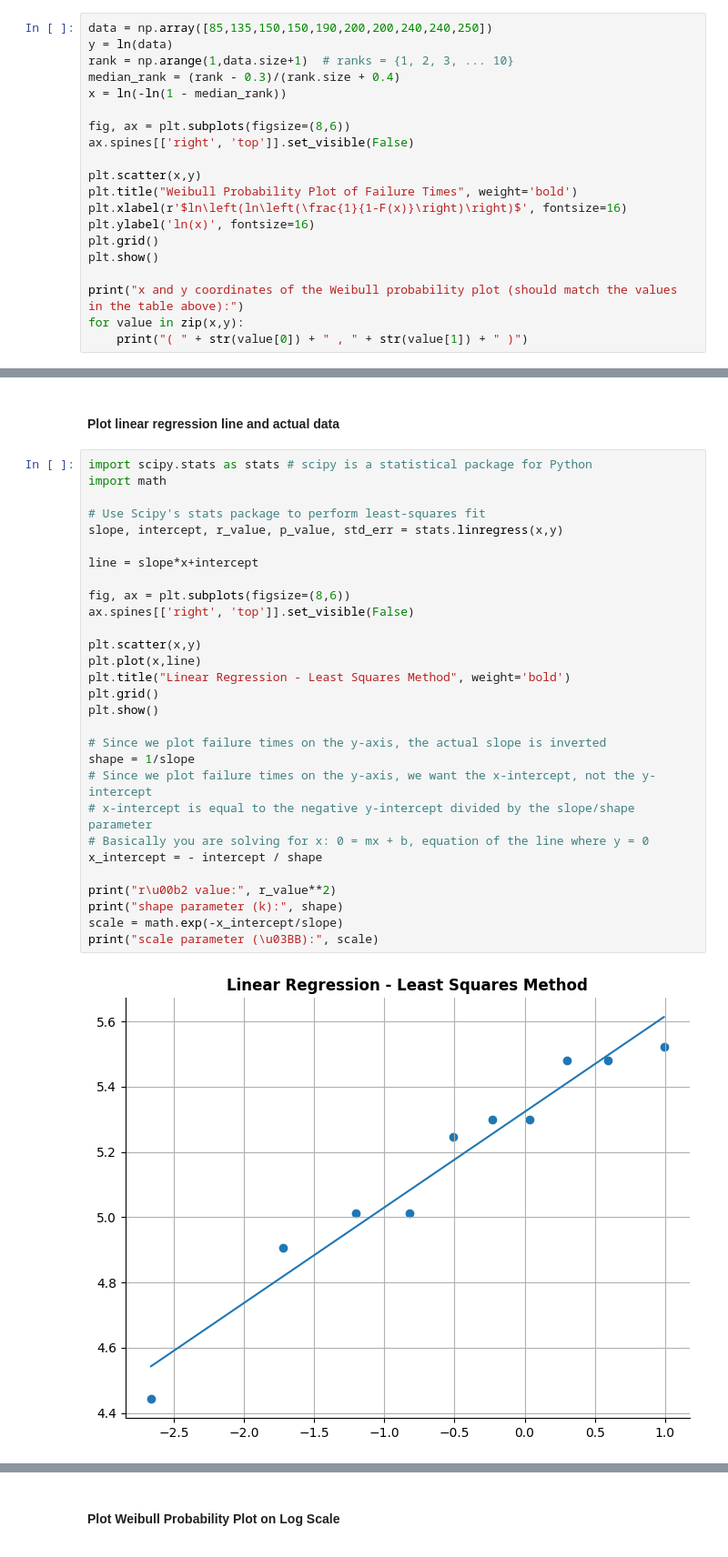
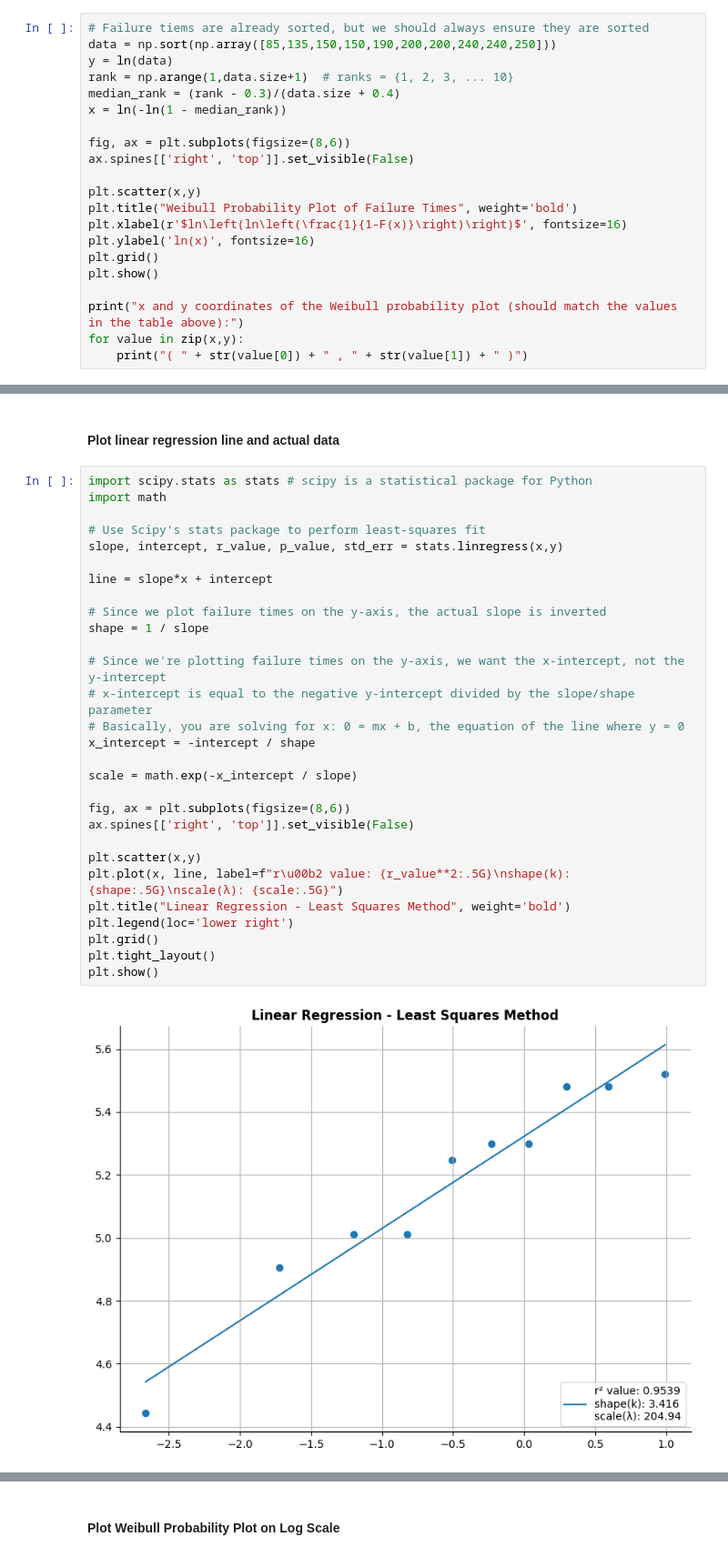
Before and after one commit to pybokeh/forecasting, a Jupyter notebook: notebooks/Weibull_Analysis.ipynb, the cells around one changed output, grey strips where cells are left out. Shown at 91% size. Saved outputs shown, nothing was run; the diff lists cells and outputs as text.

Commit message:
Added weibull CDF plot and updated notebook examples

```diff
--- a/notebooks/Weibull_Analysis.ipynb
+++ b/notebooks/Weibull_Analysis.ipynb
@@ -88,10 +88,11 @@ import numpy as np
 import matplotlib.pyplot as plt
 from numpy import log as ln
 # %%
-data = np.array([85,135,150,150,190,200,200,240,240,250])
+# Failure tiems are already sorted, but we should always ensure they are sorted
+data = np.sort(np.array([85,135,150,150,190,200,200,240,240,250]))
 y = ln(data)
 rank = np.arange(1,data.size+1)  # ranks = {1, 2, 3, ... 10}
-median_rank = (rank - 0.3)/(rank.size + 0.4)
+median_rank = (rank - 0.3)/(data.size + 0.4)
 x = ln(-ln(1 - median_rank))
 
 fig, ax = plt.subplots(figsize=(8,6))
@@ -125,31 +126,31 @@ x and y coordinates of the Weibull probability plot (should match the values in
 # %%
 import scipy.stats as stats # scipy is a statistical package for Python
 import math
 
 # Use Scipy's stats package to perform least-squares fit
 slope, intercept, r_value, p_value, std_err = stats.linregress(x,y)
 
-line = slope*x+intercept
+line = slope*x + intercept
+
+# Since we plot failure times on the y-axis, the actual slope is inverted
+shape = 1 / slope
+
+# Since we're plotting failure times on the y-axis, we want the x-intercept, not the y-intercept
+# x-intercept is equal to the negative y-intercept divided by the slope/shape parameter
+# Basically, you are solving for x: 0 = mx + b, the equation of the line where y = 0
+x_intercept = -intercept / shape
+
+scale = math.exp(-x_intercept / slope)
 
 fig, ax = plt.subplots(figsize=(8,6))
 ax.spines[['right', 'top']].set_visible(False)
 
 plt.scatter(x,y)
-plt.plot(x,line)
+plt.plot(x, line, label=f"r\u00b2 value: {r_value**2:.5G}\nshape(k): {shape:.5G}\nscale(λ): {scale:.5G}")
 plt.title("Linear Regression - Least Squares Method", weight='bold')
+plt.legend(loc='lower right')
 plt.grid()
+plt.tight_layout()
 plt.show()
-
-# Since we plot failure times on the y-axis, the actual slope is inverted
-shape = 1/slope
-# Since we plot failure times on the y-axis, we want the x-intercept, not the y-intercept
-# x-intercept is equal to the negative y-intercept divided by the slope/shape parameter
-# Basically you are solving for x: 0 = mx + b, equation of the line where y = 0
-x_intercept = - intercept / shape
-
-print("r\u00b2 value:", r_value**2)
-print("shape parameter (k):", shape)
-scale = math.exp(-x_intercept/slope)
-print("scale parameter (\u03BB):", scale)
 # %% [output]
-[figure, old version]
+[figure, new version]
```
Also changed, not shown: parts of 33 cells of this notebook, 4 other files.
